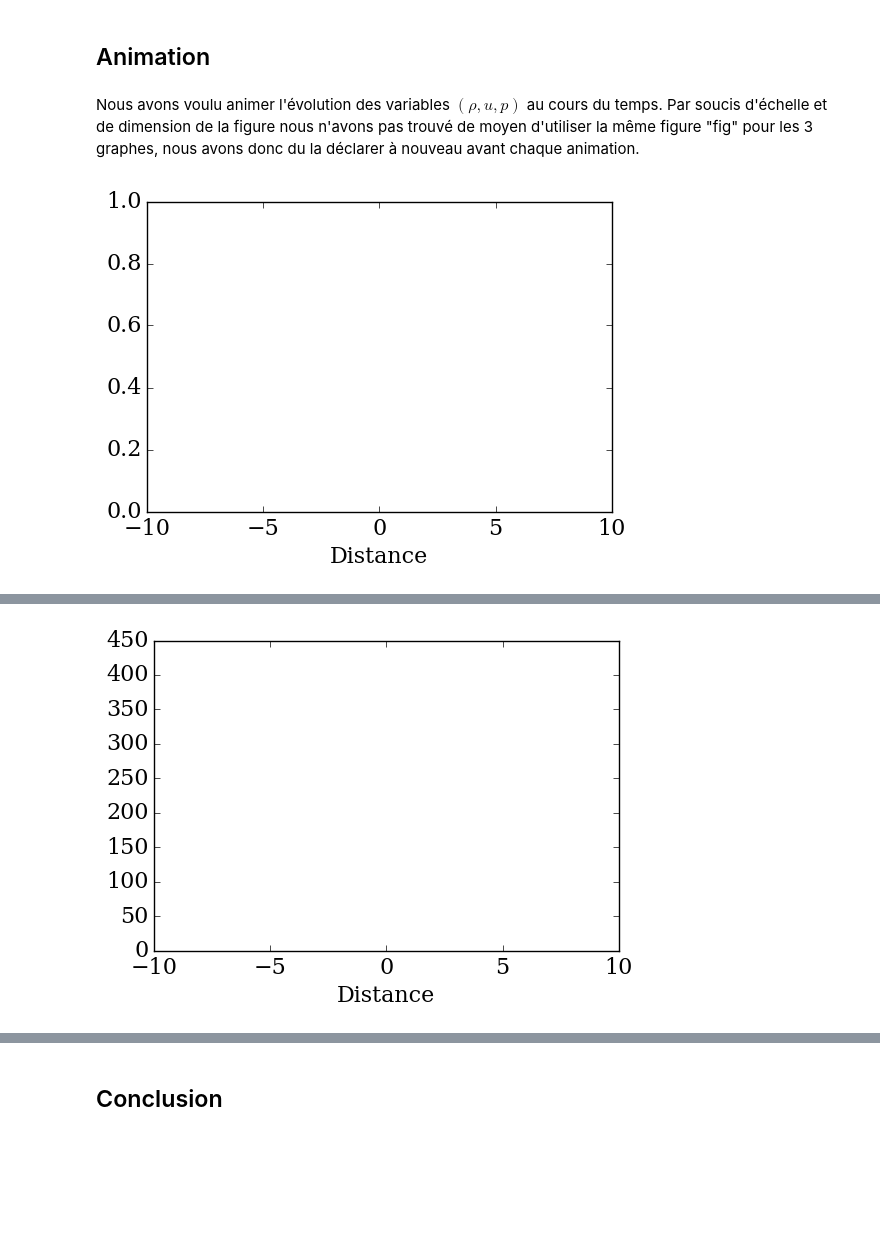
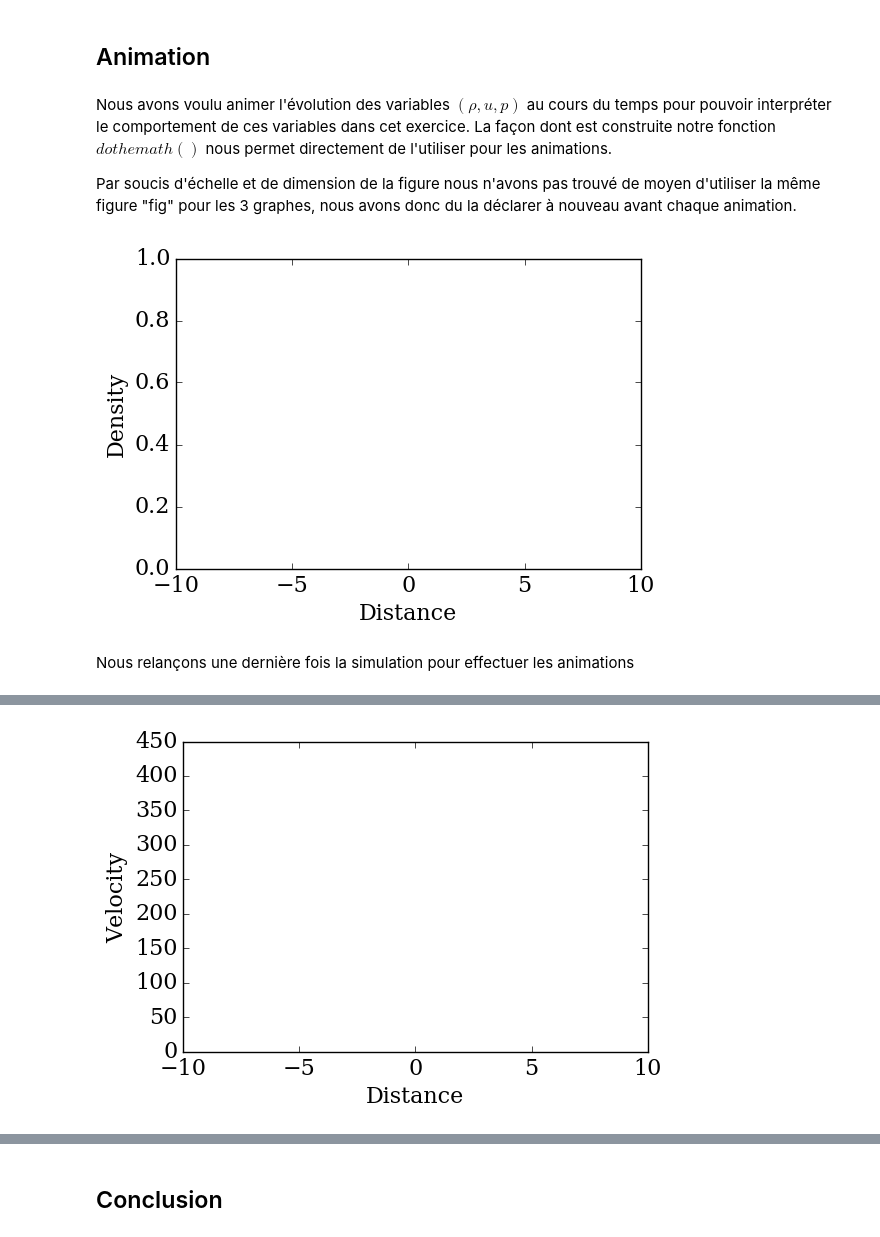
Before and after one commit to LusArt/Shock_Tube, a Jupyter notebook: Shock_Tube.ipynb, the cells around one changed output, grey strips where cells are left out. Cells and saved outputs as stored; diff of their text form; code cells hidden in the pictures; blank space fills up the shorter version.

```diff
--- a/Shock_Tube.ipynb
+++ b/Shock_Tube.ipynb
@@ -554,7 +568,9 @@ array([  3.74691403e-01,   2.92611472e+02,   3.02508902e+04])
 # %% [markdown]
 ## Animation
 # %% [markdown]
-Nous avons voulu animer l'évolution des variables $(\rho,u,p)$ au cours du temps. Par soucis d'échelle et de dimension de la figure nous n'avons pas trouvé de moyen d'utiliser la même figure "fig" pour les 3 graphes, nous avons donc du la déclarer à nouveau avant chaque animation.
+Nous avons voulu animer l'évolution des variables $(\rho,u,p)$ au cours du temps pour pouvoir interpréter le comportement de ces variables dans cet exercice. La façon dont est construite notre fonction $dothemath()$ nous permet directement de l'utiliser pour les animations.
+
+Par soucis d'échelle et de dimension de la figure nous n'avons pas trouvé de moyen d'utiliser la même figure "fig" pour les 3 graphes, nous avons donc du la déclarer à nouveau avant chaque animation.
 # %%
 def animate(data):
     x = numpy.linspace(-10,10,nx)
@@ -563,9 +579,11 @@ def animate(data):
     return line,
 # %%
 fig = pyplot.figure();
-ax = pyplot.axes(xlim=(-10,10),ylim=(0,1.),xlabel=('Distance'),ylabel=(''));
+ax = pyplot.axes(xlim=(-10,10),ylim=(0,1.),xlabel=('Distance'),ylabel=('Density'));
 line, = ax.plot([],[],color='#003366', lw=2);
 # %% [output]
-[figure, old version]
+[figure, new version]
+# %% [markdown]
+Nous relançons une dernière fois la simulation pour effectuer les animations
 # %%
 A = shocktube(nx,condition_left,condition_right)
@@ -580,10 +595,10 @@ HTML(anim.to_html5_video())
 [interactive output not drawn]
 # %%
 fig = pyplot.figure();
-ax = pyplot.axes(xlim=(-10,10),ylim=(0,450.),xlabel=('Distance'),ylabel=(''));
+ax = pyplot.axes(xlim=(-10,10),ylim=(0,450.),xlabel=('Distance'),ylabel=('Velocity'));
 line, = ax.plot([],[],color='#003366', lw=2);
 # %% [output]
-[figure, old version]
+[figure, new version]
 # %%
 anim = animation.FuncAnimation(fig, animate, frames=A_n[:,1], interval=50)
 HTML(anim.to_html5_video())
```
Also changed, not shown: parts of 15 cells of this notebook.
